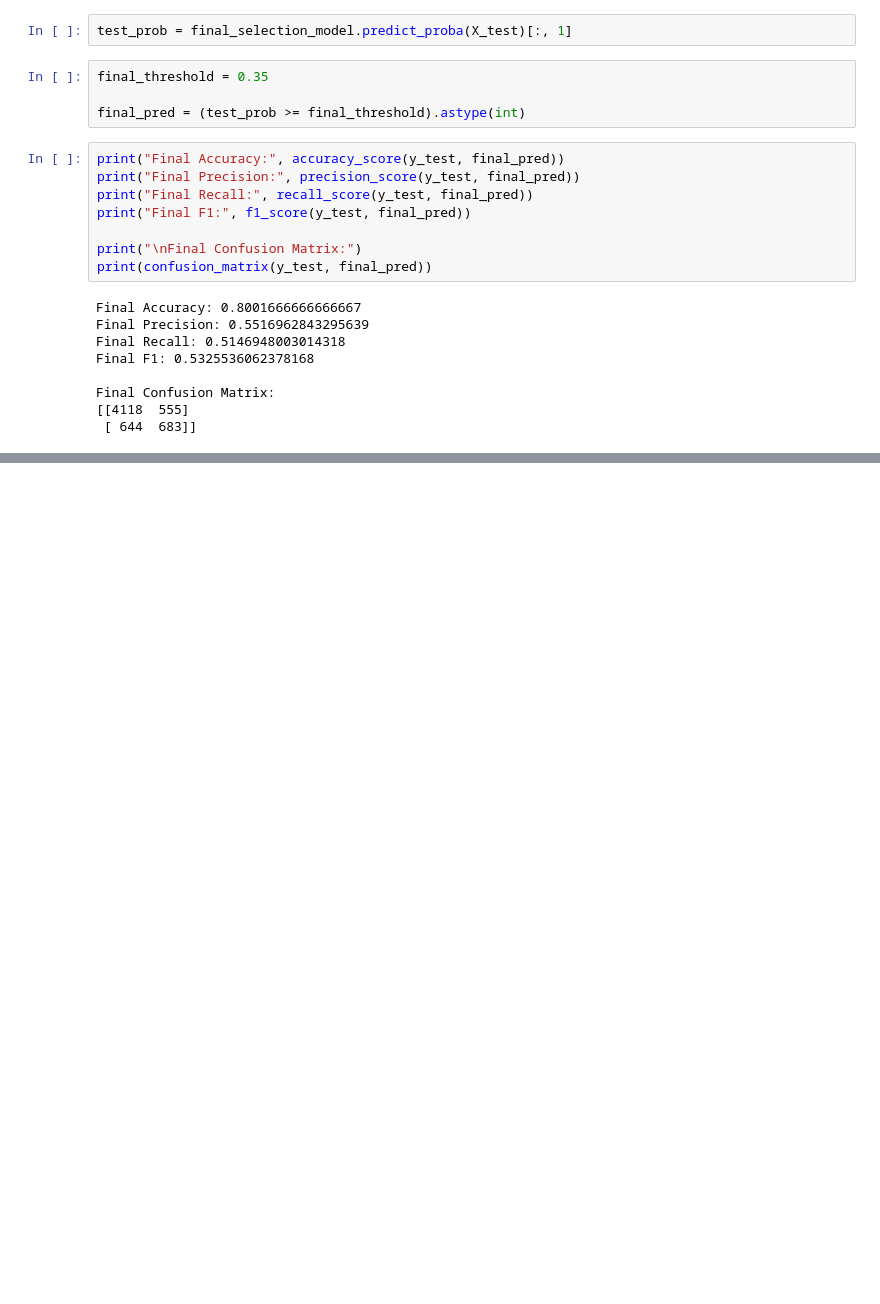
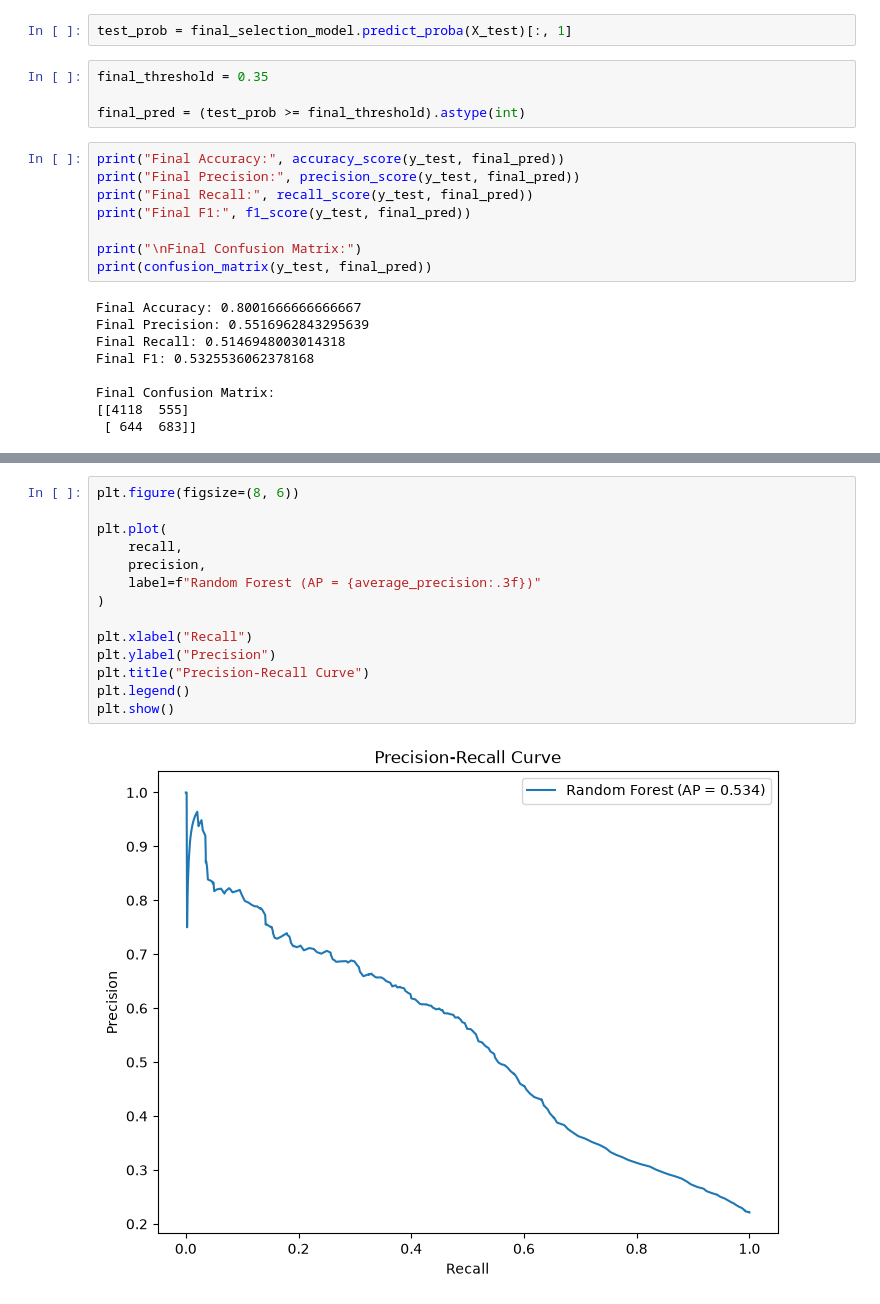
Before and after one commit to Iamhan-e/Credit-Card-Default-Predictor, a Jupyter notebook: notebooks/credit_card_default.ipynb, the cells around one changed output, grey strips where cells are left out. Cells and saved outputs as stored; diff of their text form; blank space fills up the shorter version.

```diff
--- a/notebooks/credit_card_default.ipynb
+++ b/notebooks/credit_card_default.ipynb
@@ -867,0 +972,16 @@ Final Confusion Matrix:
+# %%
+plt.figure(figsize=(8, 6))
+
+plt.plot(
+    recall,
+    precision,
+    label=f"Random Forest (AP = {average_precision:.3f})"
+)
+
+plt.xlabel("Recall")
+plt.ylabel("Precision")
+plt.title("Precision-Recall Curve")
+plt.legend()
+plt.show()
+# %% [output]
+[figure, added]
```
Also changed, not shown: parts of 67 cells of this notebook, 1 other file.
